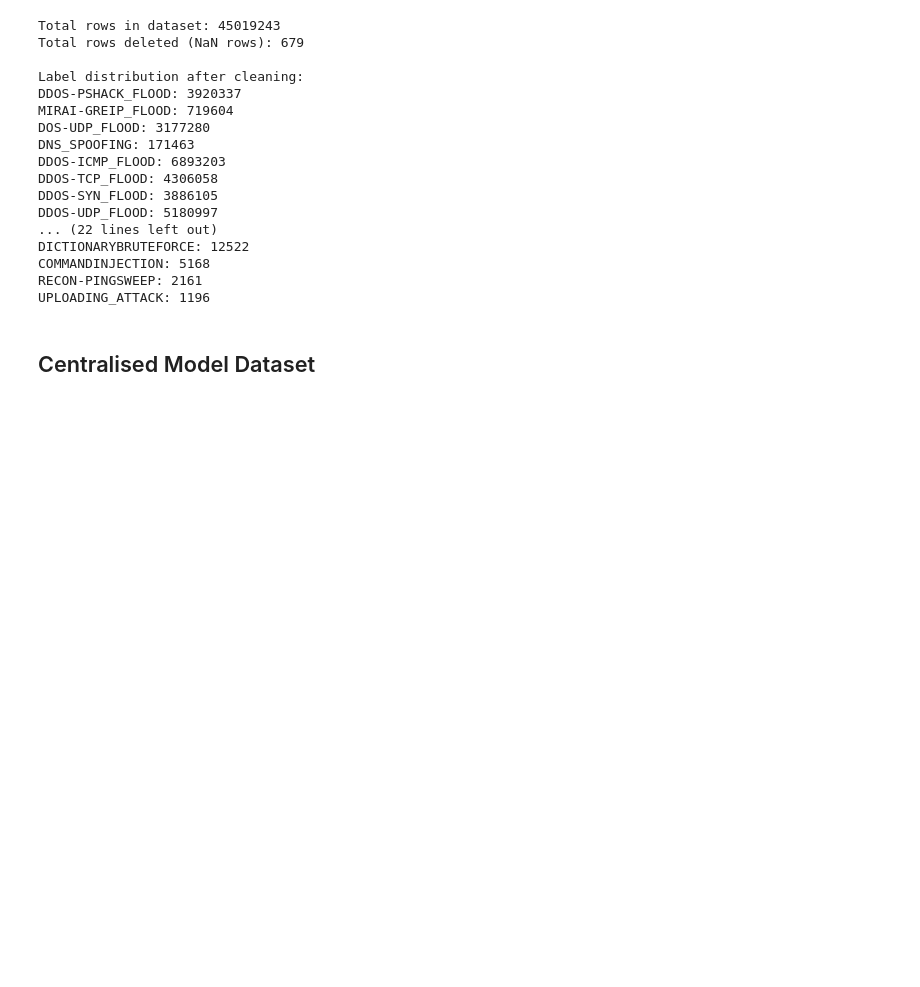
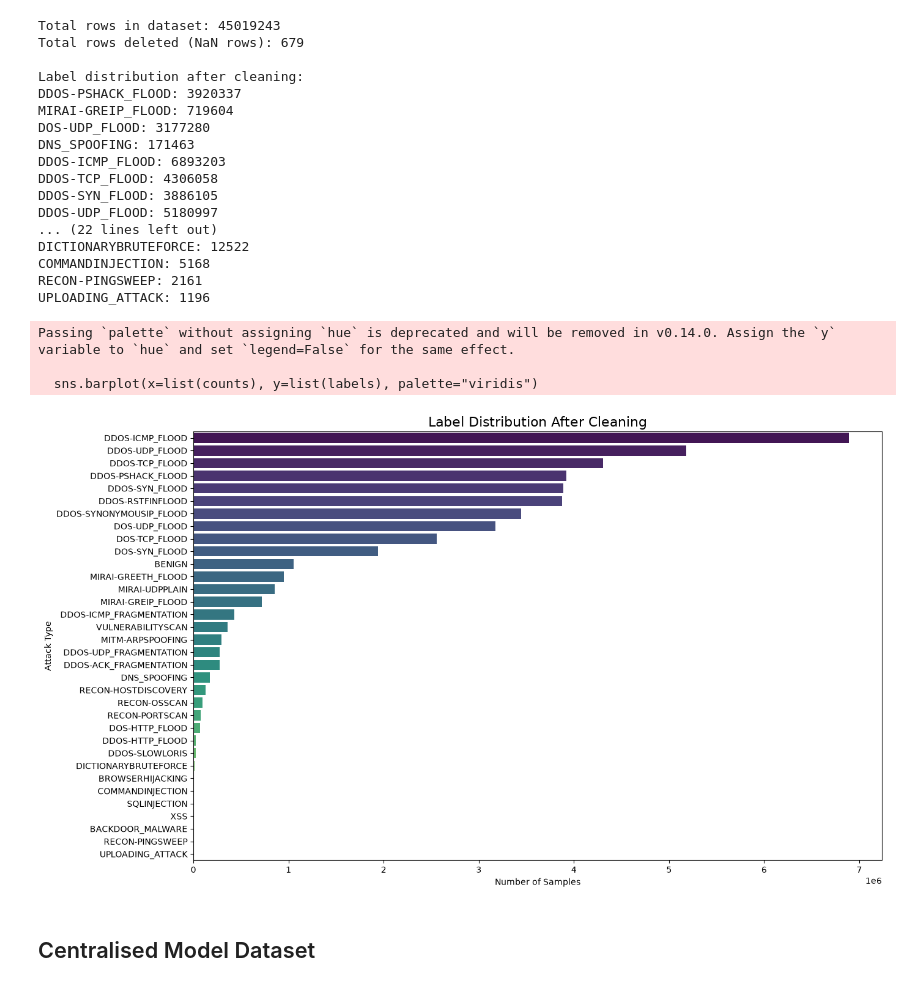
Before and after one commit to G1xbro/FedSentry, a Jupyter notebook: notebooks/preprocessing.ipynb, the cells around one changed output. Drawn from its saved outputs; the diff is of its cells as text; code cells hidden in the pictures; blank space fills up the shorter version.

```diff
--- a/notebooks/preprocessing.ipynb
+++ b/notebooks/preprocessing.ipynb
@@ -255,3 +230,61 @@ UPLOADING_ATTACK: 1196
+# %%
+import matplotlib.pyplot as plt
+import seaborn as sns
+
+# Your label counts dictionary
+label_counts = {
+    "DDOS-PSHACK_FLOOD": 3920337,
+    "MIRAI-GREIP_FLOOD": 719604,
+    "DOS-UDP_FLOOD": 3177280,
+    "DNS_SPOOFING": 171463,
+    "DDOS-ICMP_FLOOD": 6893203,
+    "DDOS-TCP_FLOOD": 4306058,
+    "DDOS-SYN_FLOOD": 3886105,
+    "DDOS-UDP_FLOOD": 5180997,
+    "MITM-ARPSPOOFING": 294451,
+    "DDOS-SYNONYMOUSIP_FLOOD": 3445630,
+    "DOS-TCP_FLOOD": 2558232,
+    "VULNERABILITYSCAN": 357579,
+    "DOS-SYN_FLOOD": 1942159,
+    "DDOS-RSTFINFLOOD": 3872787,
+    "BENIGN": 1051313,
+    "DDOS-SLOWLORIS": 22399,
+    "DDOS-ICMP_FRAGMENTATION": 433115,
+    "MIRAI-GREETH_FLOOD": 949325,
+    "RECON-HOSTDISCOVERY": 128676,
+    "MIRAI-UDPPLAIN": 852632,
+    "RECON-PORTSCAN": 78729,
+    "DDOS-ACK_FRAGMENTATION": 272767,
+    "DDOS-UDP_FRAGMENTATION": 274881,
+    "RECON-OSSCAN": 93966,
+    "BACKDOOR_MALWARE": 3078,
+    "DOS-HTTP_FLOOD": 68798,
+    "XSS": 3705,
+    "DDOS-HTTP_FLOOD": 27597,
+    "BROWSERHIJACKING": 5630,
+    "SQLINJECTION": 5021,
+    "DICTIONARYBRUTEFORCE": 12522,
+    "COMMANDINJECTION": 5168,
+    "RECON-PINGSWEEP": 2161,
+    "UPLOADING_ATTACK": 1196
+}
+
+# Convert to sorted list for better visualization
+labels, counts = zip(*sorted(label_counts.items(), key=lambda x: x[1], reverse=True))
+
+plt.figure(figsize=(14,8))
+sns.barplot(x=list(counts), y=list(labels), palette="viridis")
+
+plt.title("Label Distribution After Cleaning", fontsize=16)
+plt.xlabel("Number of Samples")
+plt.ylabel("Attack Type")
+plt.tight_layout()
+plt.show()
+# %% [output]
+Passing `palette` without assigning `hue` is deprecated and will be removed in v0.14.0. Assign the `y` variable to `hue` and set `legend=False` for the same effect.
+
+  sns.barplot(x=list(counts), y=list(labels), palette="viridis")
+[figure, added]
 # %% [markdown]
 ## Centralised Model Dataset
 # %% [markdown]
```
Also changed, not shown: parts of 2 cells of this notebook, 1 other file.
